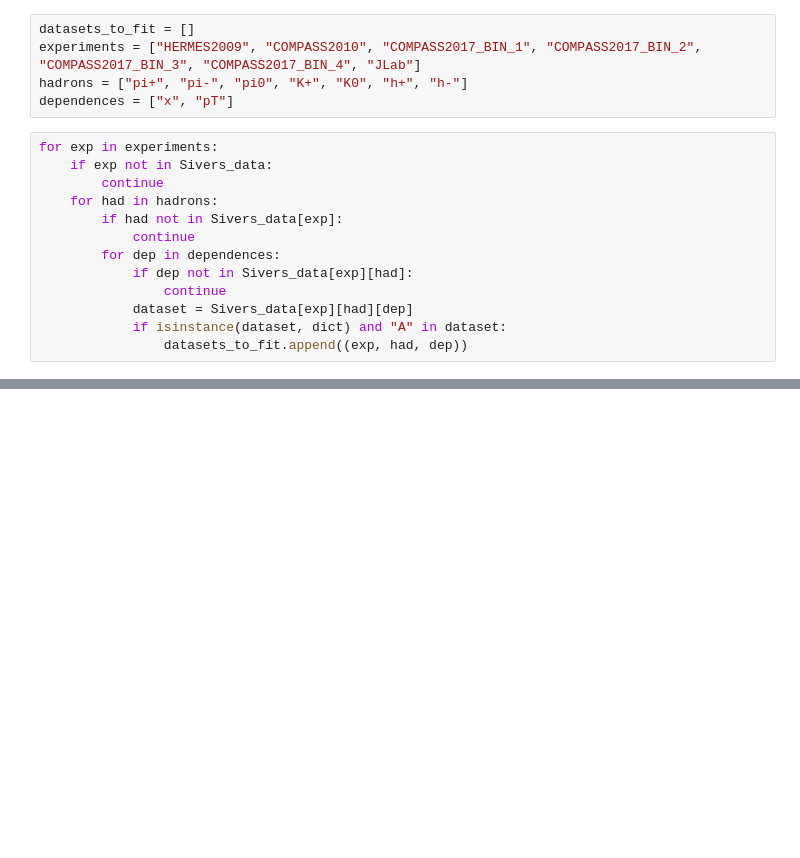
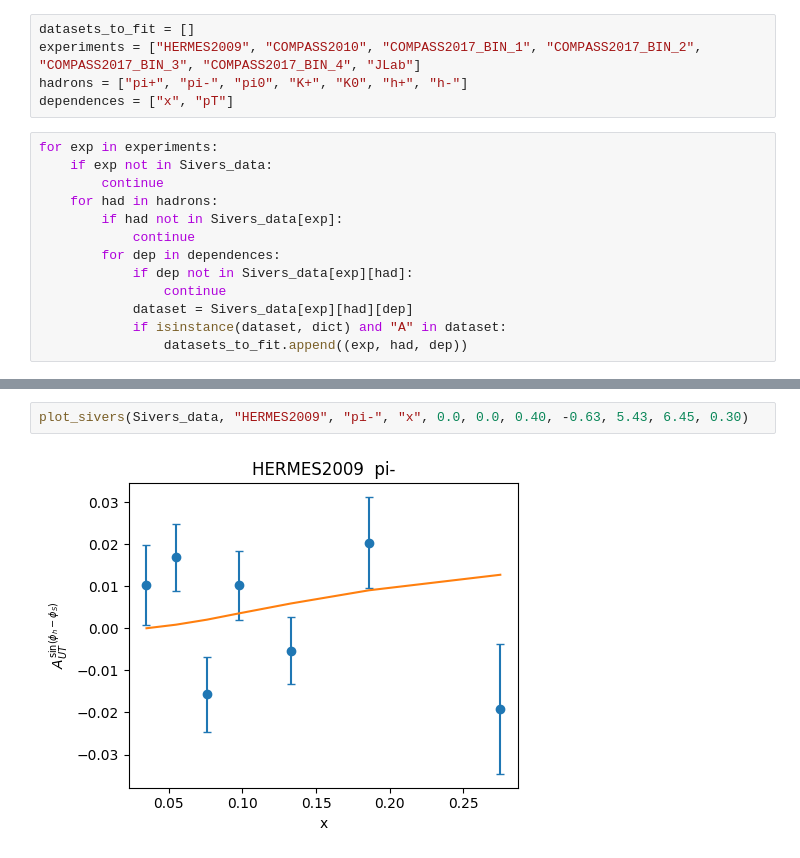
Before and after one commit to siddhesh-padval/Boglione2018dqd, a Jupyter notebook: Boglione2018dqd.ipynb, the cells around one changed output, grey strips where cells are left out. Cells and saved outputs as stored; diff of their text form; blank space fills up the shorter version.

```diff
--- a/Boglione2018dqd.ipynb
+++ b/Boglione2018dqd.ipynb
@@ -278,0 +270,4 @@ plot_sivers(Sivers_data, "COMPASS2017_BIN_4", "h+", "x", 0.40, -0.63, 5.43, 6.45
+# %%
+plot_sivers(Sivers_data, "HERMES2009", "pi-", "x", 0.0, 0.0, 0.40, -0.63, 5.43, 6.45, 0.30)
+# %% [output]
+[figure, added]
```
Also changed, not shown: parts of 18 cells of this notebook.
